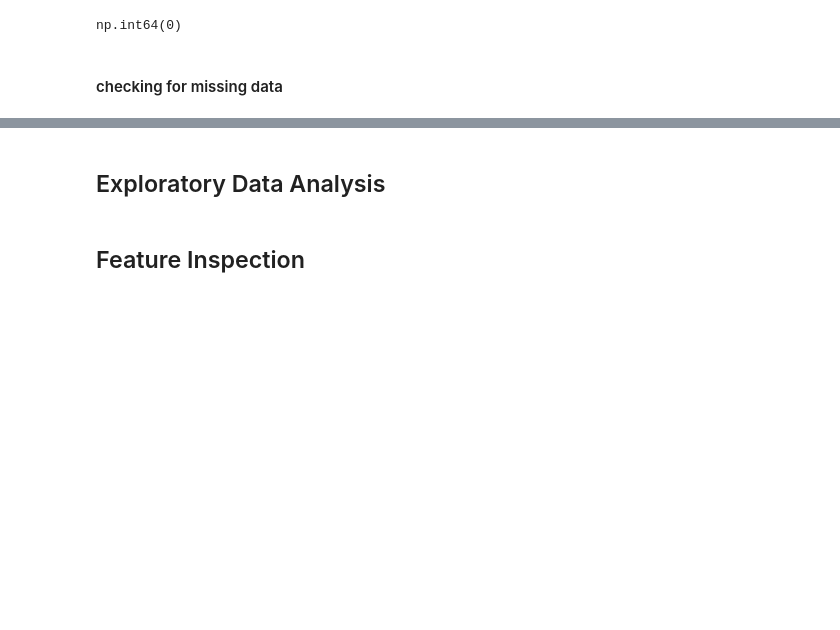
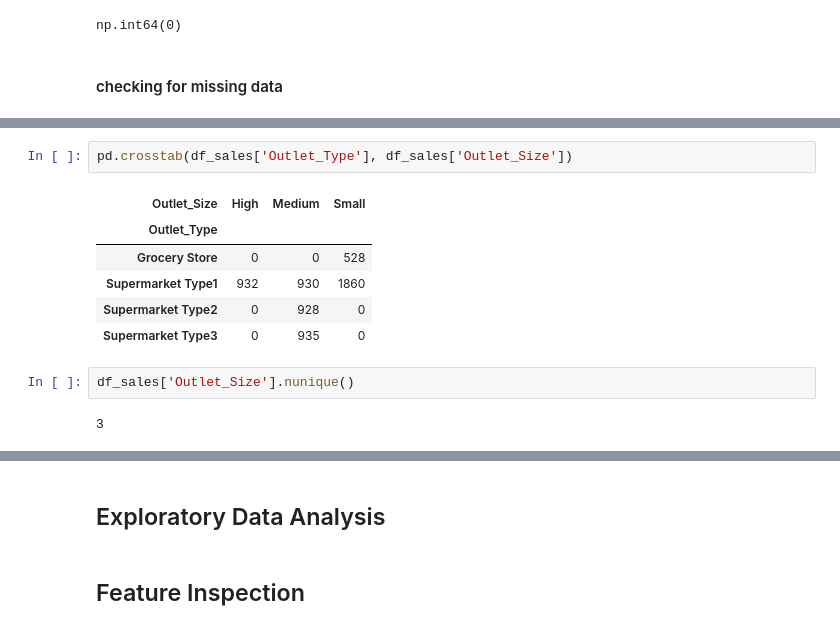
Before and after one commit to farahwadya/Prediction-of-Product-Sales, a Jupyter notebook: Prediction_of_Product_Sales.ipynb, the cells around one changed output, grey strips where cells are left out. Drawn from its saved outputs; the diff is of its cells as text; blank space fills up the shorter version.

```diff
--- a/Prediction_of_Product_Sales.ipynb
+++ b/Prediction_of_Product_Sales.ipynb
@@ -150,0 +190,13 @@ dtype: object
+# %%
+pd.crosstab(df_sales['Outlet_Type'], df_sales['Outlet_Size'])
+# %% [output]
+| Outlet_Size | High | Medium | Small |
+| Outlet_Type |  |  |  |
+| Grocery Store | 0 | 0 | 528 |
+| Supermarket Type1 | 932 | 930 | 1860 |
+| Supermarket Type2 | 0 | 928 | 0 |
+| Supermarket Type3 | 0 | 935 | 0 |
+# %%
+df_sales['Outlet_Size'].nunique()
+# %% [output]
+3
```
Also changed, not shown: parts of 15 cells of this notebook.
